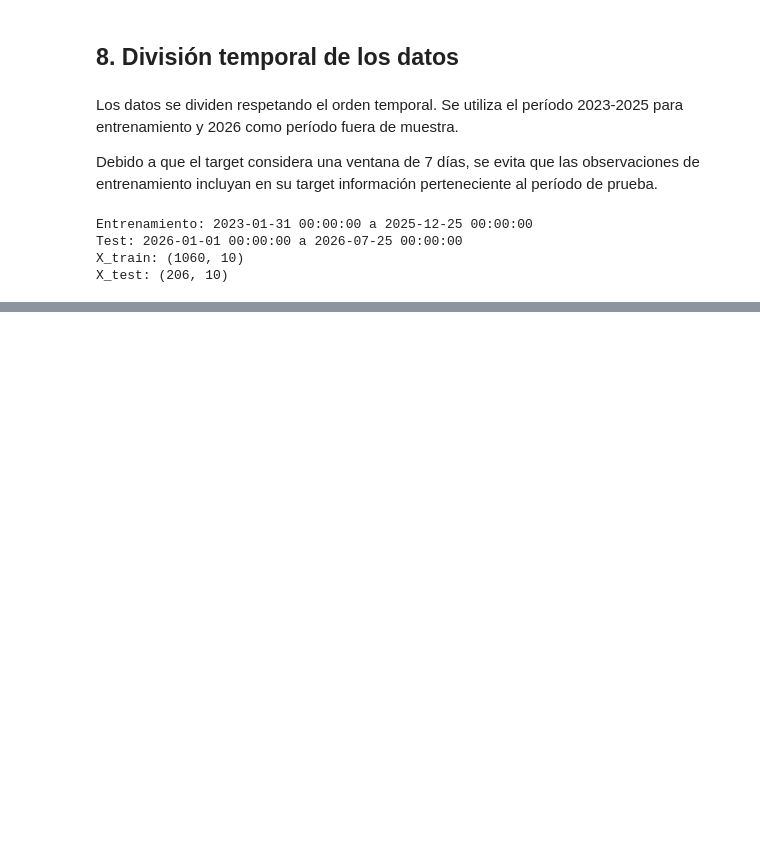
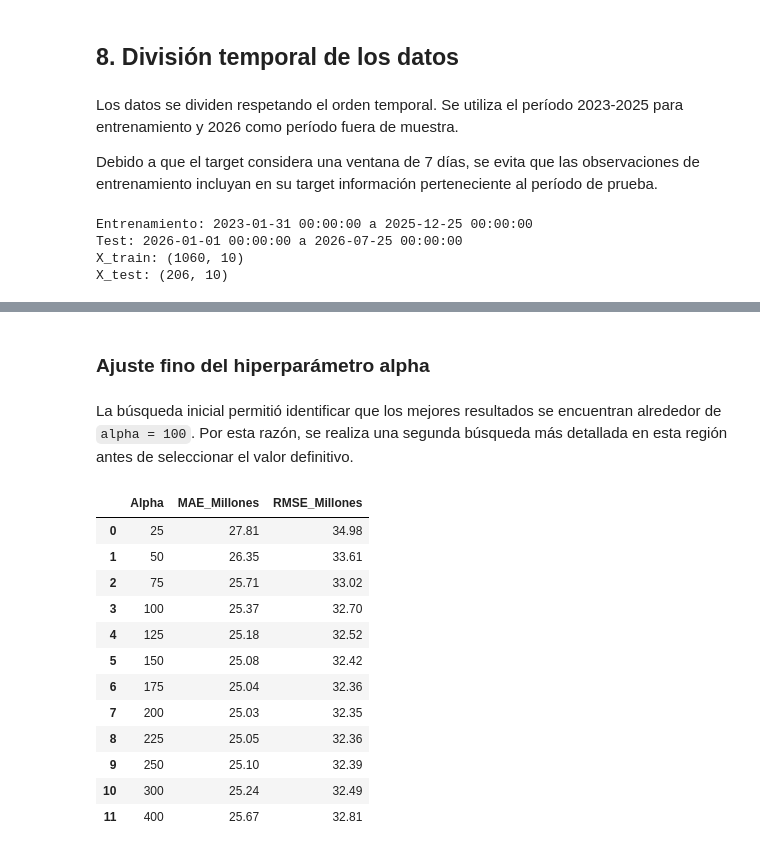
Before and after one commit to Vyena/ml_finance_teixeiradossantos, a Jupyter notebook: notebooks/Proyecto final/proyecto_flujo_caja.ipynb, the cells around one changed output, grey strips where cells are left out. Saved outputs shown, nothing was run; the diff lists cells and outputs as text; code cells hidden in the pictures; blank space fills up the shorter version.

Commit message:
Entrena y ajusta modelo Ridge

```diff
--- a/notebooks/Proyecto final/proyecto_flujo_caja.ipynb
+++ b/notebooks/Proyecto final/proyecto_flujo_caja.ipynb
@@ -557,0 +596,6 @@ X_test: (206, 10)
+# %%
+# Pipeline de escalamiento y modelo Ridge
+modelo_ridge = Pipeline([
+    ("scaler", StandardScaler()),
+    ("ridge", Ridge(alpha=1.0))
+])
@@ -557,0 +714,74 @@ X_test: (206, 10)
+# %% [markdown]
+### Ajuste fino del hiperparámetro alpha
+# %% [markdown]
+La búsqueda inicial permitió identificar que los mejores resultados se encuentran alrededor de `alpha = 100`. Por esta razón, se realiza una segunda búsqueda más detallada en esta región antes de seleccionar el valor definitivo.
+# %%
+alphas_finos = [25, 50, 75, 100, 125, 150, 175, 200, 225, 250, 300, 400]
+
+resultados_alpha_fino = []
+
+for alpha in alphas_finos:
+
+    modelo = Pipeline([
+        ("scaler", StandardScaler()),
+        ("ridge", Ridge(alpha=alpha))
+    ])
+
+    maes = []
+    rmses = []
+
+    for train_idx, val_idx in tscv.split(X_train):
+
+        X_fold_train = X_train.iloc[train_idx]
+        y_fold_train = y_train.iloc[train_idx]
+
+        X_fold_val = X_train.iloc[val_idx]
+        y_fold_val = y_train.iloc[val_idx]
+
+        modelo.fit(X_fold_train, y_fold_train)
+
+        pred_val = modelo.predict(X_fold_val)
+
+        maes.append(
+            mean_absolute_error(y_fold_val, pred_val)
+        )
+
+        rmses.append(
+            np.sqrt(mean_squared_error(y_fold_val, pred_val))
+        )
+
+    resultados_alpha_fino.append({
+        "Alpha": alpha,
+        "MAE": np.mean(maes),
+        "RMSE": np.mean(rmses)
+    })
+
+resultados_alpha_fino = pd.DataFrame(resultados_alpha_fino)
+
+resultados_alpha_fino["MAE_Millones"] = (
+    resultados_alpha_fino["MAE"] / 1_000_000
+)
+
+resultados_alpha_fino["RMSE_Millones"] = (
+    resultados_alpha_fino["RMSE"] / 1_000_000
+)
+
+display(
+    resultados_alpha_fino[
+        ["Alpha", "MAE_Millones", "RMSE_Millones"]
+    ].round(2)
+)
+# %% [output]
+|  | Alpha | MAE_Millones | RMSE_Millones |
+| 0 | 25 | 27.81 | 34.98 |
+| 1 | 50 | 26.35 | 33.61 |
+| 2 | 75 | 25.71 | 33.02 |
+| 3 | 100 | 25.37 | 32.70 |
+| 4 | 125 | 25.18 | 32.52 |
+| 5 | 150 | 25.08 | 32.42 |
+| 6 | 175 | 25.04 | 32.36 |
+| 7 | 200 | 25.03 | 32.35 |
+| 8 | 225 | 25.05 | 32.36 |
+| 9 | 250 | 25.10 | 32.39 |
+| 10 | 300 | 25.24 | 32.49 |
+| 11 | 400 | 25.67 | 32.81 |
```
Also changed, not shown: parts of 18 cells of this notebook.
